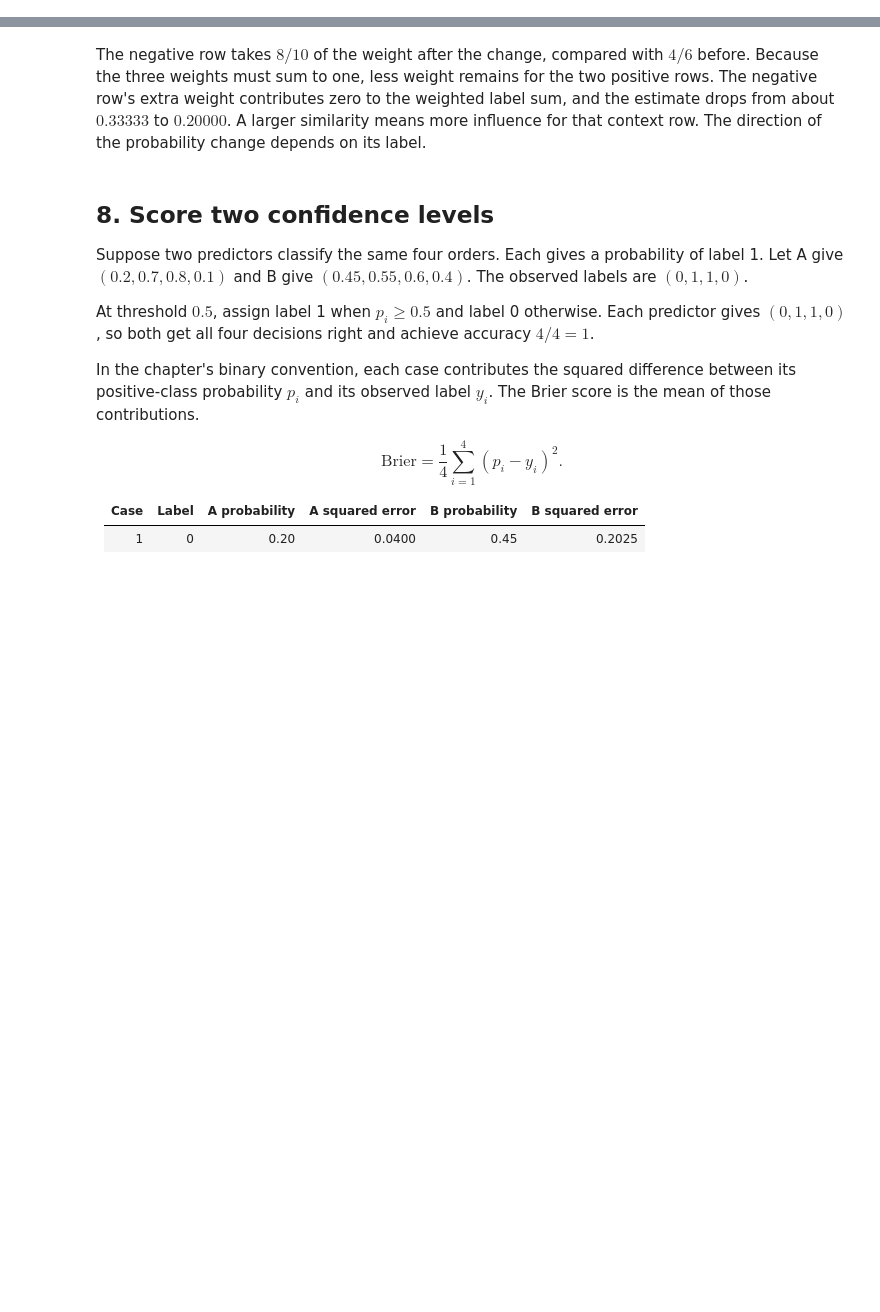
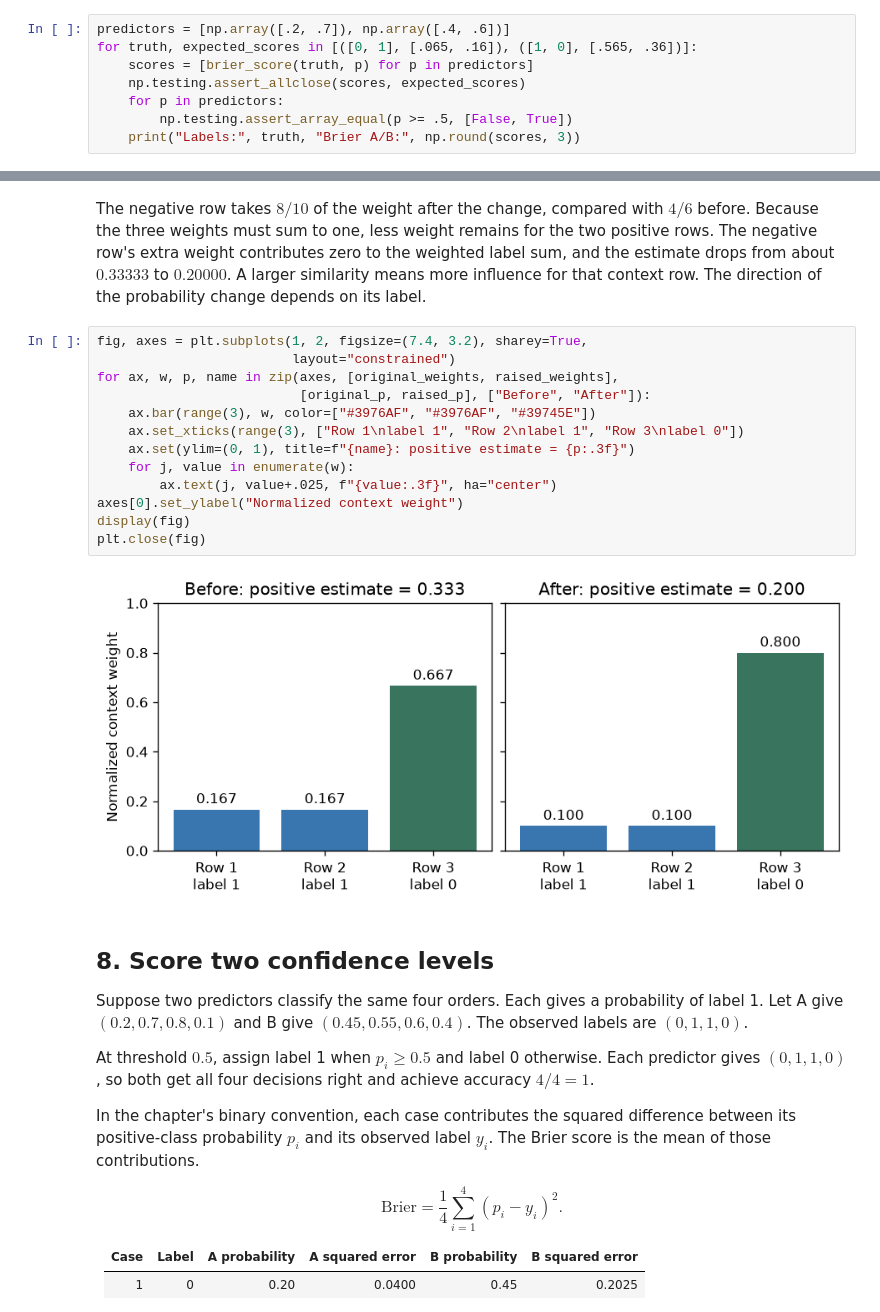
Before and after one commit to jrterven/transformers-book, a Jupyter notebook: solutions/ch28_tabular/python-solutions.ipynb, the cells around one changed output, grey strips where cells are left out. Drawn from its saved outputs; the diff is of its cells as text; blank space fills up the shorter version.

```diff
--- a/solutions/ch28_tabular/python-solutions.ipynb
+++ b/solutions/ch28_tabular/python-solutions.ipynb
@@ -31,0 +150,8 @@ else:
+# %%
+predictors = [np.array([.2, .7]), np.array([.4, .6])]
+for truth, expected_scores in [([0, 1], [.065, .16]), ([1, 0], [.565, .36])]:
+    scores = [brier_score(truth, p) for p in predictors]
+    np.testing.assert_allclose(scores, expected_scores)
+    for p in predictors:
+        np.testing.assert_array_equal(p >= .5, [False, True])
+    print("Labels:", truth, "Brier A/B:", np.round(scores, 3))
@@ -228,6 +399,21 @@ row's extra weight contributes zero to the weighted label sum, and
 the estimate drops from about $0.33333$ to $0.20000$. A larger
 similarity means more influence for that context row. The direction
 of the probability change depends on its label.
+# %%
+fig, axes = plt.subplots(1, 2, figsize=(7.4, 3.2), sharey=True,
+                         layout="constrained")
+for ax, w, p, name in zip(axes, [original_weights, raised_weights],
+                          [original_p, raised_p], ["Before", "After"]):
+    ax.bar(range(3), w, color=["#3976AF", "#3976AF", "#39745E"])
+    ax.set_xticks(range(3), ["Row 1\nlabel 1", "Row 2\nlabel 1", "Row 3\nlabel 0"])
+    ax.set(ylim=(0, 1), title=f"{name}: positive estimate = {p:.3f}")
+    for j, value in enumerate(w):
+        ax.text(j, value+.025, f"{value:.3f}", ha="center")
+axes[0].set_ylabel("Normalized context weight")
+display(fig)
+plt.close(fig)
+# %% [output]
+[figure, added]
 # %% [markdown]
 ## 8. Score two confidence levels
 
```
Also changed, not shown: parts of 25 cells of this notebook, 9 other files.
